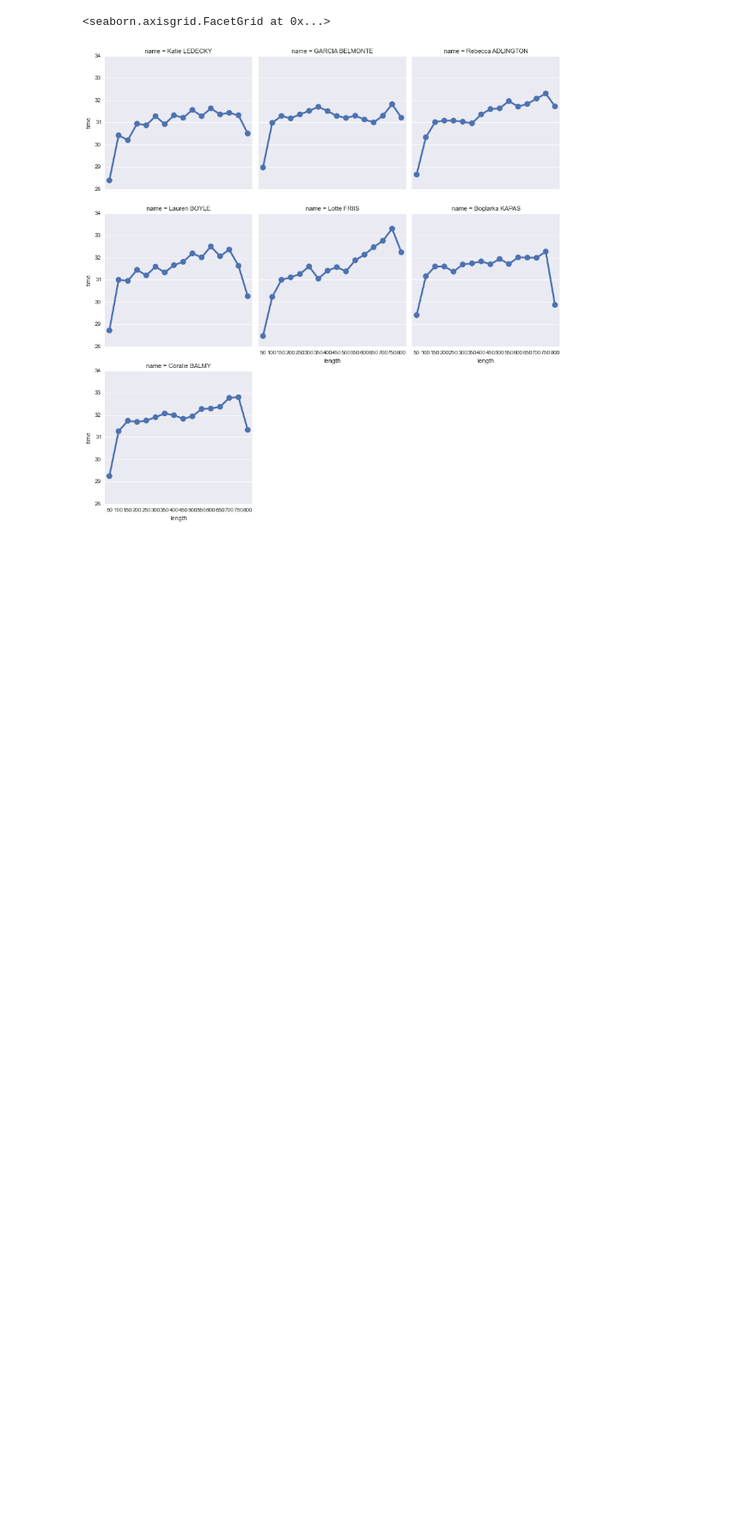
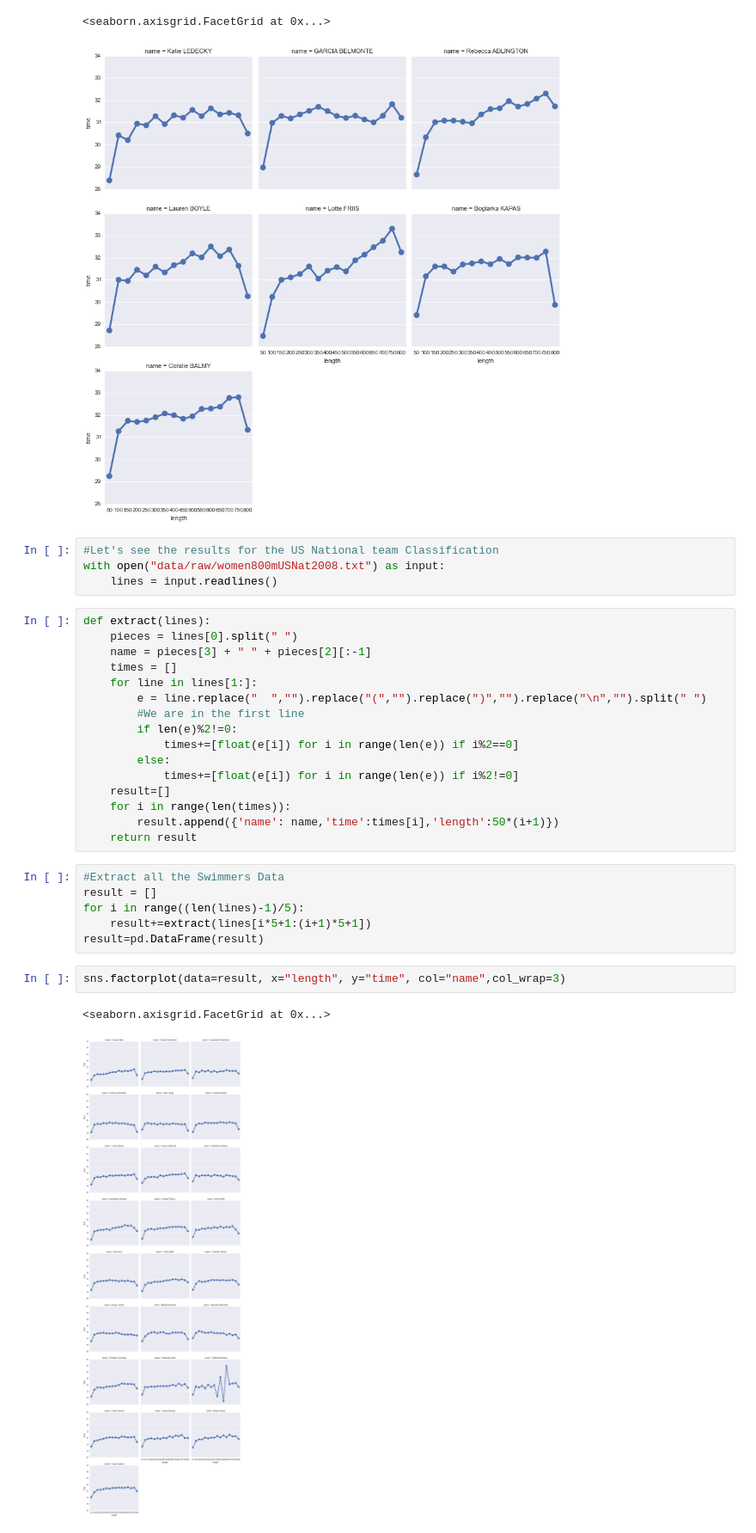
Before and after one commit to rezpe/JupyterViz, a Jupyter notebook: Rio Swimming Times.ipynb, the cells around one changed output. Shown at 86% size. Saved outputs shown, nothing was run; the diff lists cells and outputs as text; blank space fills up the shorter version.

Commit message:
USNationalTimes

```diff
--- a/Rio Swimming Times.ipynb
+++ b/Rio Swimming Times.ipynb
@@ -50,3 +50,34 @@ sns.factorplot(data=result, x="length", y="time", col="name",col_wrap=3)
 # %% [output]
 <seaborn.axisgrid.FacetGrid at 0x...>
 [figure]
+# %%
+#Let's see the results for the US National team Classification
+with open("data/raw/women800mUSNat2008.txt") as input:
+    lines = input.readlines()
+# %%
+def extract(lines):
+    pieces = lines[0].split(" ")
+    name = pieces[3] + " " + pieces[2][:-1]
+    times = []
+    for line in lines[1:]:
+        e = line.replace("  ","").replace("(","").replace(")","").replace("\n","").split(" ")
+        #We are in the first line
+        if len(e)%2!=0:
+            times+=[float(e[i]) for i in range(len(e)) if i%2==0]
+        else:
+            times+=[float(e[i]) for i in range(len(e)) if i%2!=0]
+    result=[]
+    for i in range(len(times)):
+        result.append({'name': name,'time':times[i],'length':50*(i+1)})
+    return result
+# %%
+#Extract all the Swimmers Data
+result = []
+for i in range((len(lines)-1)/5):
+    result+=extract(lines[i*5+1:(i+1)*5+1])
+result=pd.DataFrame(result)
+# %%
+sns.factorplot(data=result, x="length", y="time", col="name",col_wrap=3)
+# %% [output]
+<seaborn.axisgrid.FacetGrid at 0x...>
+[figure, added]
```
Also changed, not shown: 1 other file.
